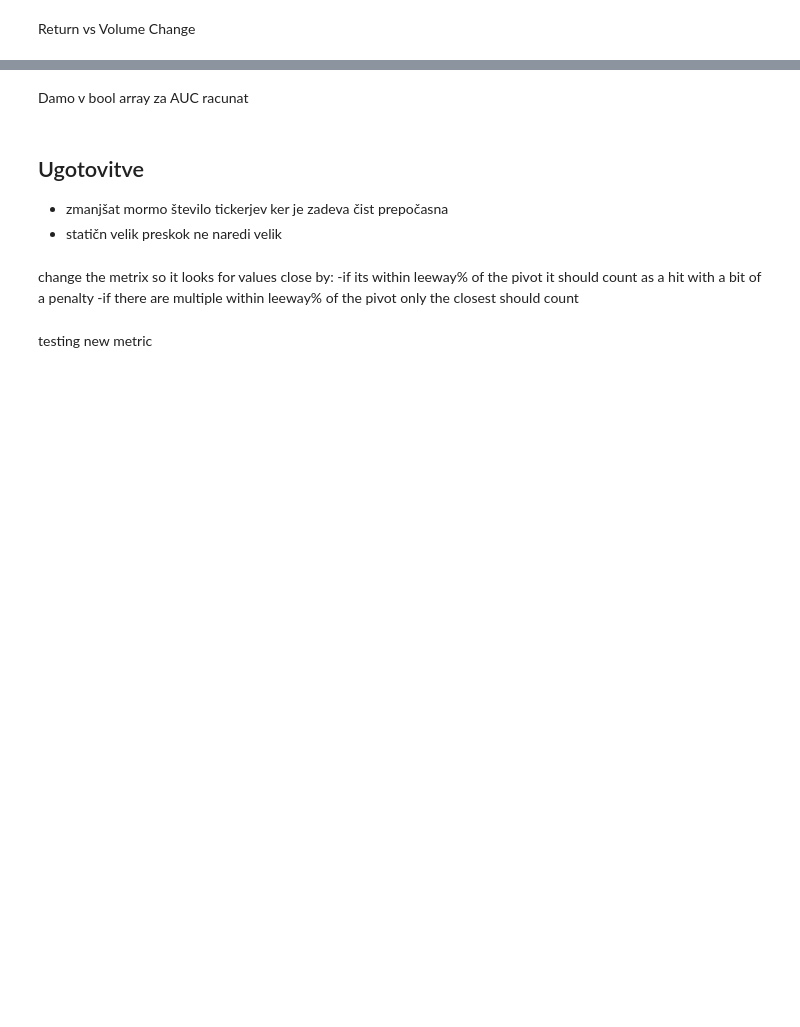
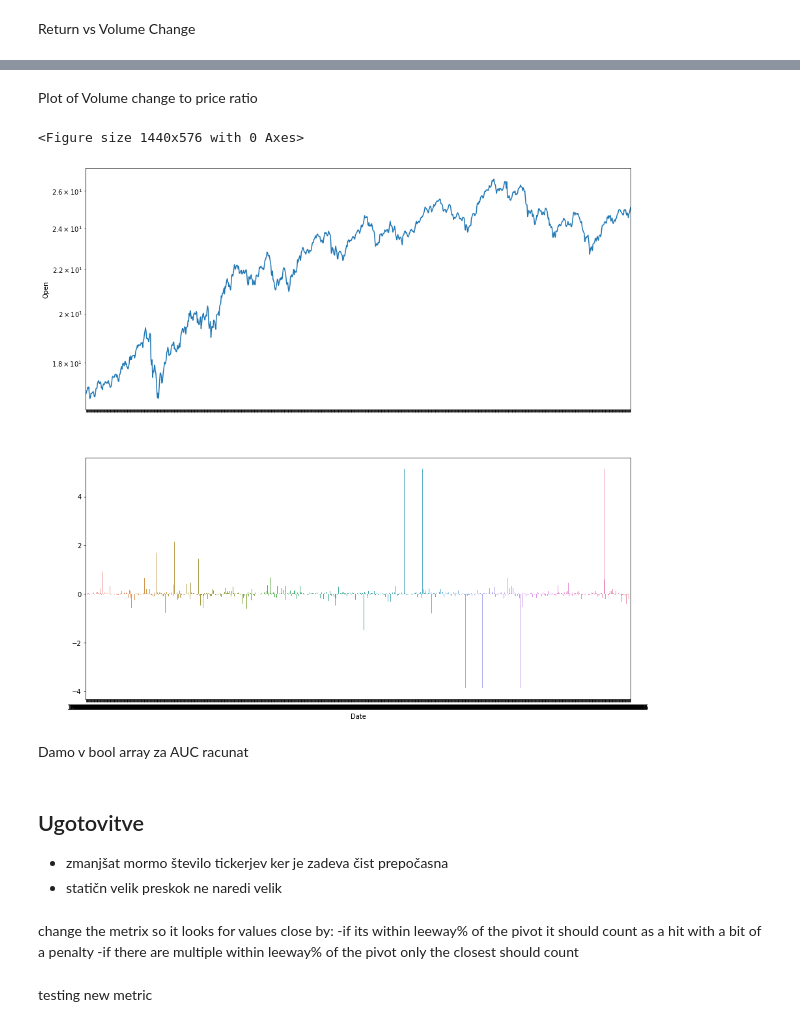
Before and after one commit to cookie1111/diplo, a Jupyter notebook: data_explorer_back_to_basic.ipynb, the cells around one changed output, grey strips where cells are left out. Saved outputs shown, nothing was run; the diff lists cells and outputs as text; code cells hidden in the pictures; blank space fills up the shorter version.

```diff
--- a/data_explorer_back_to_basic.ipynb
+++ b/data_explorer_back_to_basic.ipynb
@@ -172,3 +259,15 @@ plt.show()
+# %% [markdown]
+Plot of Volume change to price ratio
+# %%
+plt.figure(figsize=(20,8))
+fig,axs = plt.subplots(2,1,sharex=True,figsize=(15,15))
+ax = sns.lineplot(x = for_visualisation["Date"].iloc[:1000],y = for_visualisation["Open"].iloc[:1000],ax=axs[0],estimator=None,n_boot=0)
+ax.set(yscale='log')
+sns.barplot(x= for_visualisation["Date"].iloc[:1000],y = ratioed.iloc[:1000],ax = axs[1])
+plt.show()
+# %% [output]
+<Figure size 1440x576 with 0 Axes>
+[figure, added]
 # %% [markdown]
 Damo v bool array za AUC racunat
 # %%
```
Also changed, not shown: parts of 14 cells of this notebook.
